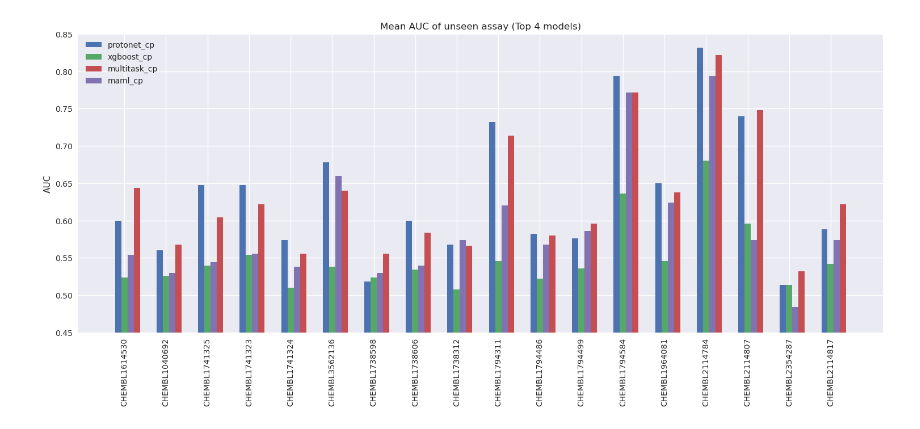
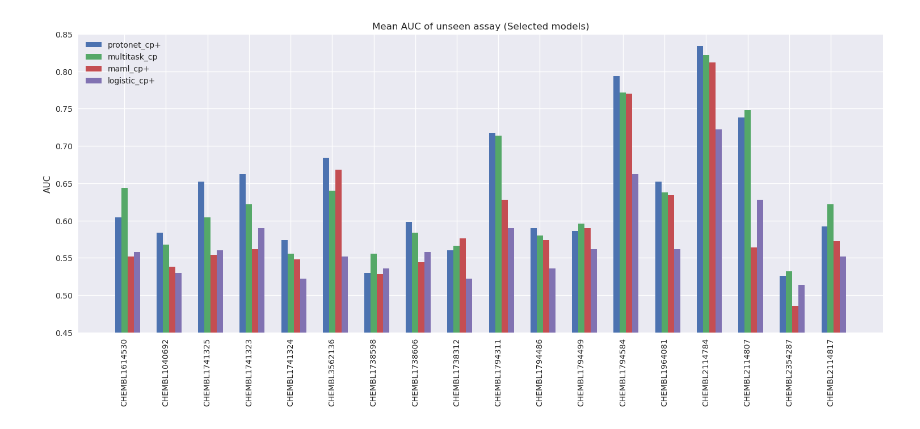
Before and after one commit to son-ha-264/FSL_CP, a Jupyter notebook: result/notebook/model_comparision_auroc.ipynb, the cells around one changed output. Saved outputs shown, nothing was run; the diff lists cells and outputs as text; code cells hidden in the pictures.

```diff
--- a/result/notebook/model_comparision_auroc.ipynb
+++ b/result/notebook/model_comparision_auroc.ipynb
@@ -7,6 +7,11 @@ df_proto_auroc_cp = pd.read_csv('../result_summary/protonet_cp_auroc_result_summ
 df_multitask_auroc_cp = pd.read_csv('../result_summary/multitask_cp_auroc_result_summary.csv')
 df_maml_auroc_cp = pd.read_csv('../result_summary/maml_cp_auroc_result_summary.csv')
 df_xgboost_auroc_cp = pd.read_csv('../result_summary/xgboost_cp_auroc_result_summary.csv')
+df_singletask_auroc_cp = pd.read_csv('../result_summary/singletask_cp_auroc_result_summary.csv')
+
+df_logistic_auroc_cpplus = pd.read_csv('../result_summary/logistic_cp+_auroc_result_summary.csv')
+df_protonet_auroc_cpplus = pd.read_csv('../result_summary/protonet_cp+_auroc_result_summary.csv')
+df_maml_auroc_cpplus = pd.read_csv('../result_summary2/maml_cp+_auroc_result_summary.csv')
 
 df_proto_auroc_img = pd.read_csv('../result_summary/protonet_img_auroc_result_summary.csv')
 df_maml_auroc_img = pd.read_csv('../result_summary/maml_img_auroc_result_summary.csv')
@@ -41,11 +46,35 @@ auroc_multitask_cp_32 = np.array([float(df_multitask_auroc_cp['32'][i].split('+/
 auroc_multitask_cp_64 = np.array([float(df_multitask_auroc_cp['64'][i].split('+/-')[0]) for i in range(len(df_multitask_auroc_cp))])
 auroc_multitask_cp_96 = np.array([float(df_multitask_auroc_cp['96'][i].split('+/-')[0]) for i in range(len(df_multitask_auroc_cp))])
 
+auroc_singletask_cp_8 = np.array([float(df_singletask_auroc_cp['8'][i].split('+/-')[0]) for i in range(len(df_singletask_auroc_cp))])
+auroc_singletask_cp_16 = np.array([float(df_singletask_auroc_cp['16'][i].split('+/-')[0]) for i in range(len(df_singletask_auroc_cp))])
+auroc_singletask_cp_32 = np.array([float(df_singletask_auroc_cp['32'][i].split('+/-')[0]) for i in range(len(df_singletask_auroc_cp))])
+auroc_singletask_cp_64 = np.array([float(df_singletask_auroc_cp['64'][i].split('+/-')[0]) for i in range(len(df_singletask_auroc_cp))])
+auroc_singletask_cp_96 = np.array([float(df_singletask_auroc_cp['96'][i].split('+/-')[0]) for i in range(len(df_singletask_auroc_cp))])
+
 auroc_xgboost_cp_8 = np.array([float(df_xgboost_auroc_cp['8'][i].split('+/-')[0]) for i in range(len(df_xgboost_auroc_cp))])
 auroc_xgboost_cp_16 = np.array([float(df_xgboost_auroc_cp['16'][i].split('+/-')[0]) for i in range(len(df_xgboost_auroc_cp))])
 auroc_xgboost_cp_32 = np.array([float(df_xgboost_auroc_cp['32'][i].split('+/-')[0]) for i in range(len(df_xgboost_auroc_cp))])
 auroc_xgboost_cp_64 = np.array([float(df_xgboost_auroc_cp['64'][i].split('+/-')[0]) for i in range(len(df_xgboost_auroc_cp))])
 auroc_xgboost_cp_96 = np.array([float(df_xgboost_auroc_cp['96'][i].split('+/-')[0]) for i in range(len(df_xgboost_auroc_cp))])
+
+auroc_logistic_cpplus_8 = np.array([float(df_logistic_auroc_cpplus['8'][i].split('+/-')[0]) for i in range(len(df_logistic_auroc_cpplus))])
+auroc_logistic_cpplus_16 = np.array([float(df_logistic_auroc_cpplus['16'][i].split('+/-')[0]) for i in range(len(df_logistic_auroc_cpplus))])
+auroc_logistic_cpplus_32 = np.array([float(df_logistic_auroc_cpplus['32'][i].split('+/-')[0]) for i in range(len(df_logistic_auroc_cpplus))])
+auroc_logistic_cpplus_64 = np.array([float(df_logistic_auroc_cpplus['64'][i].split('+/-')[0]) for i in range(len(df_logistic_auroc_cpplus))])
+auroc_logistic_cpplus_96 = np.array([float(df_logistic_auroc_cpplus['96'][i].split('+/-')[0]) for i in range(len(df_logistic_auroc_cpplus))])
+
+auroc_protonet_cpplus_8 = np.array([float(df_protonet_auroc_cpplus['8'][i].split('+/-')[0]) for i in range(len(df_protonet_auroc_cpplus))])
+auroc_protonet_cpplus_16 = np.array([float(df_protonet_auroc_cpplus['16'][i].split('+/-')[0]) for i in range(len(df_protonet_auroc_cpplus))])
+auroc_protonet_cpplus_32 = np.array([float(df_protonet_auroc_cpplus['32'][i].split('+/-')[0]) for i in range(len(df_protonet_auroc_cpplus))])
+auroc_protonet_cpplus_64 = np.array([float(df_protonet_auroc_cpplus['64'][i].split('+/-')[0]) for i in range(len(df_protonet_auroc_cpplus))])
+auroc_protonet_cpplus_96 = np.array([float(df_protonet_auroc_cpplus['96'][i].split('+/-')[0]) for i in range(len(df_protonet_auroc_cpplus))])
+
+auroc_maml_cpplus_8 = np.array([float(df_maml_auroc_cpplus['8'][i].split('+/-')[0]) for i in range(len(df_maml_auroc_cpplus))])
+auroc_maml_cpplus_16 = np.array([float(df_maml_auroc_cpplus['16'][i].split('+/-')[0]) for i in range(len(df_maml_auroc_cpplus))])
+auroc_maml_cpplus_32 = np.array([float(df_maml_auroc_cpplus['32'][i].split('+/-')[0]) for i in range(len(df_maml_auroc_cpplus))])
+auroc_maml_cpplus_64 = np.array([float(df_maml_auroc_cpplus['64'][i].split('+/-')[0]) for i in range(len(df_maml_auroc_cpplus))])
+auroc_maml_cpplus_96 = np.array([float(df_maml_auroc_cpplus['96'][i].split('+/-')[0]) for i in range(len(df_maml_auroc_cpplus))])
 # %%
 # Avg score of each method for each assay
 avg_proto_cp = np.mean([auroc_proto_cp_8,auroc_proto_cp_16, auroc_proto_cp_32, auroc_proto_cp_64, auroc_proto_cp_96], axis=0)
@@ -53,40 +82,43 @@ avg_proto_img = np.mean([auroc_proto_img_8, auroc_proto_img_16, auroc_proto_img_
 avg_multitask_cp = np.mean([auroc_multitask_cp_8, auroc_multitask_cp_16, auroc_multitask_cp_32, auroc_multitask_cp_64, auroc_multitask_cp_96], axis=0)
 avg_maml_cp = np.mean([auroc_maml_cp_8, auroc_maml_cp_16, auroc_maml_cp_32, auroc_maml_cp_64, auroc_maml_cp_96], axis=0)
 avg_xgboost_cp = np.mean([auroc_xgboost_cp_8, auroc_xgboost_cp_16, auroc_xgboost_cp_32, auroc_xgboost_cp_64, auroc_xgboost_cp_96], axis=0)
 avg_maml_img = np.mean([auroc_maml_img_8, auroc_maml_img_16, auroc_maml_img_32, auroc_maml_img_64, auroc_maml_img_96], axis=0)
+avg_singletask_cp = np.mean([auroc_singletask_cp_8, auroc_singletask_cp_16, auroc_singletask_cp_32, auroc_singletask_cp_64, auroc_singletask_cp_96], axis=0)
+avg_maml_cpplus = np.mean([auroc_maml_cpplus_8, auroc_maml_cpplus_16, auroc_maml_cpplus_32, auroc_maml_cpplus_64, auroc_maml_cpplus_96], axis=0)
+avg_protonet_cpplus = np.mean([auroc_protonet_cpplus_8, auroc_protonet_cpplus_16, auroc_protonet_cpplus_32, auroc_protonet_cpplus_64, auroc_protonet_cpplus_96], axis=0)
+avg_logistic_cpplus = np.mean([auroc_logistic_cpplus_8, auroc_logistic_cpplus_16, auroc_logistic_cpplus_32, auroc_logistic_cpplus_64, auroc_logistic_cpplus_96], axis=0)
 labels = list(df_proto_auroc_cp['assay_chembl_id'])
 
 with plt.style.context(['seaborn-v0_8-deep', 'seaborn']):
     x = np.arange(len(labels))  # the label locations
     width = 0.15  # the width of the bars
 
     fig, ax = plt.subplots()
     fig.set_size_inches(15, 6)
     #rects1 = ax.bar(x - width, avg_maml_cp, width, label='maml')
-    rects2 = ax.bar(x-width, avg_proto_cp, width, label='protonet_cp')
-    #rects3 = ax.bar(x, avg_proto_img, width, label='protonet_img')
-    rects4 = ax.bar(x, avg_xgboost_cp, width, label='xgboost_cp')
-    rects5 = ax.bar(x + 2*width, avg_multitask_cp, width, label='multitask_cp')
-    rects6 = ax.bar(x + width, avg_maml_cp, width, label='maml_cp')
+    rects1 = ax.bar(x-width, avg_protonet_cpplus, width, label='protonet_cp+')
+    rects2 = ax.bar(x, avg_multitask_cp, width, label='multitask_cp')
+    rects3 = ax.bar(x + width, avg_maml_cpplus, width, label='maml_cp+')
+    rects6 = ax.bar(x + 2*width, avg_logistic_cpplus, width, label='logistic_cp+')
 
     # Add some text for labels, title and custom x-axis tick labels, etc.
     ax.set_ylabel('AUC')
-    ax.set_title('Mean AUC of unseen assay (Top 4 models)')
+    ax.set_title('Mean AUC of unseen assay (Selected models)')
     ax.set_xticks(x, labels)
     ax.legend(loc='upper left')
 
     #ax.bar_label(rects1, padding=3)
     #ax.bar_label(rects2, padding=3)
 
     fig.tight_layout()
 
     plt.tick_params(axis='x', labelrotation=90)
 
     plt.ylim([0.45, 0.85])
     plt.savefig("../plots/Model_comparison_barplot1.png", bbox_inches='tight')
     plt.show()
 # %% [output]
-[figure, old version]
+[figure, new version]
 # %%
 # Best performing:
 ### CHEMBL3562136: PubChem BioAssay. qHTS Assay for Identifying Compounds that block Entry of Ebola Virus, Screen 2 blue channel.
```
Also changed, not shown: parts of 2 cells of this notebook, 15 other files.
